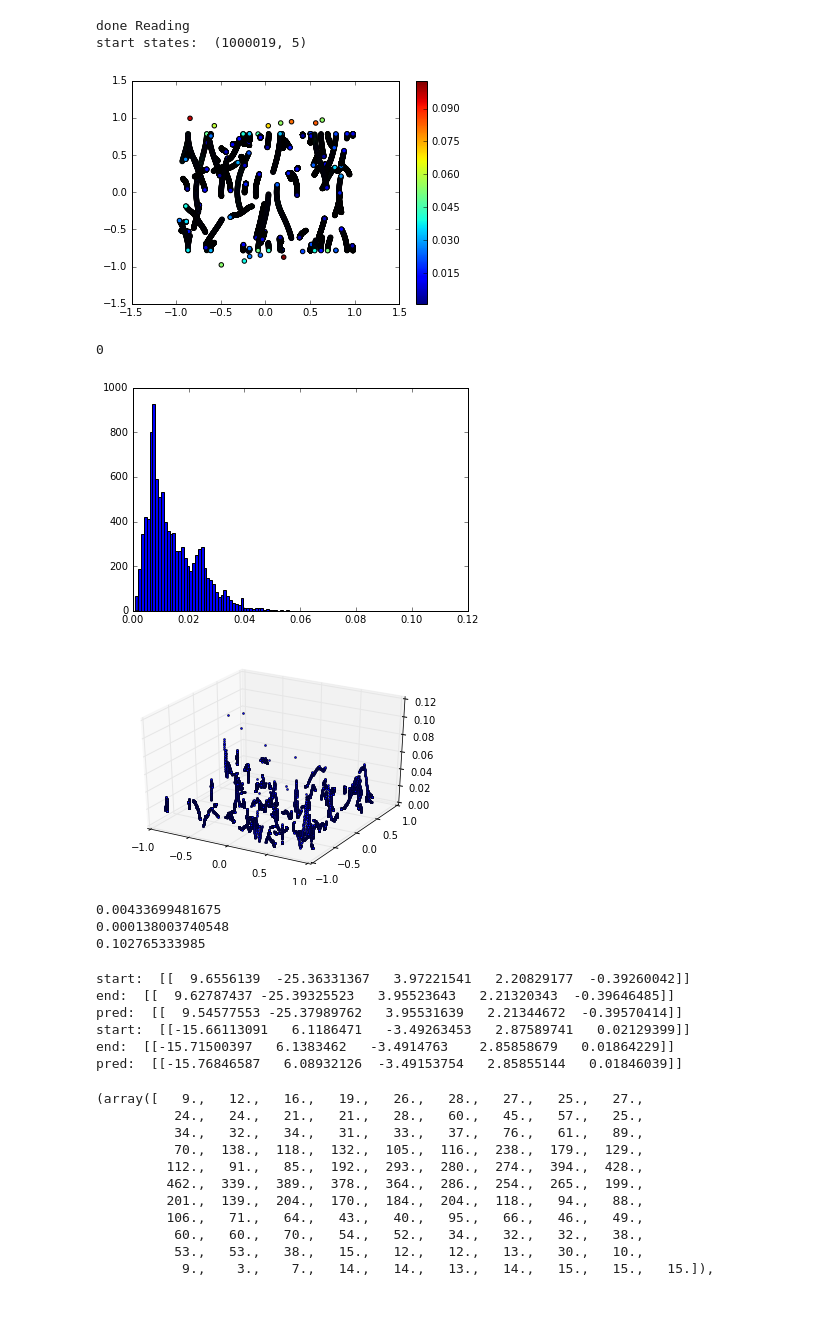
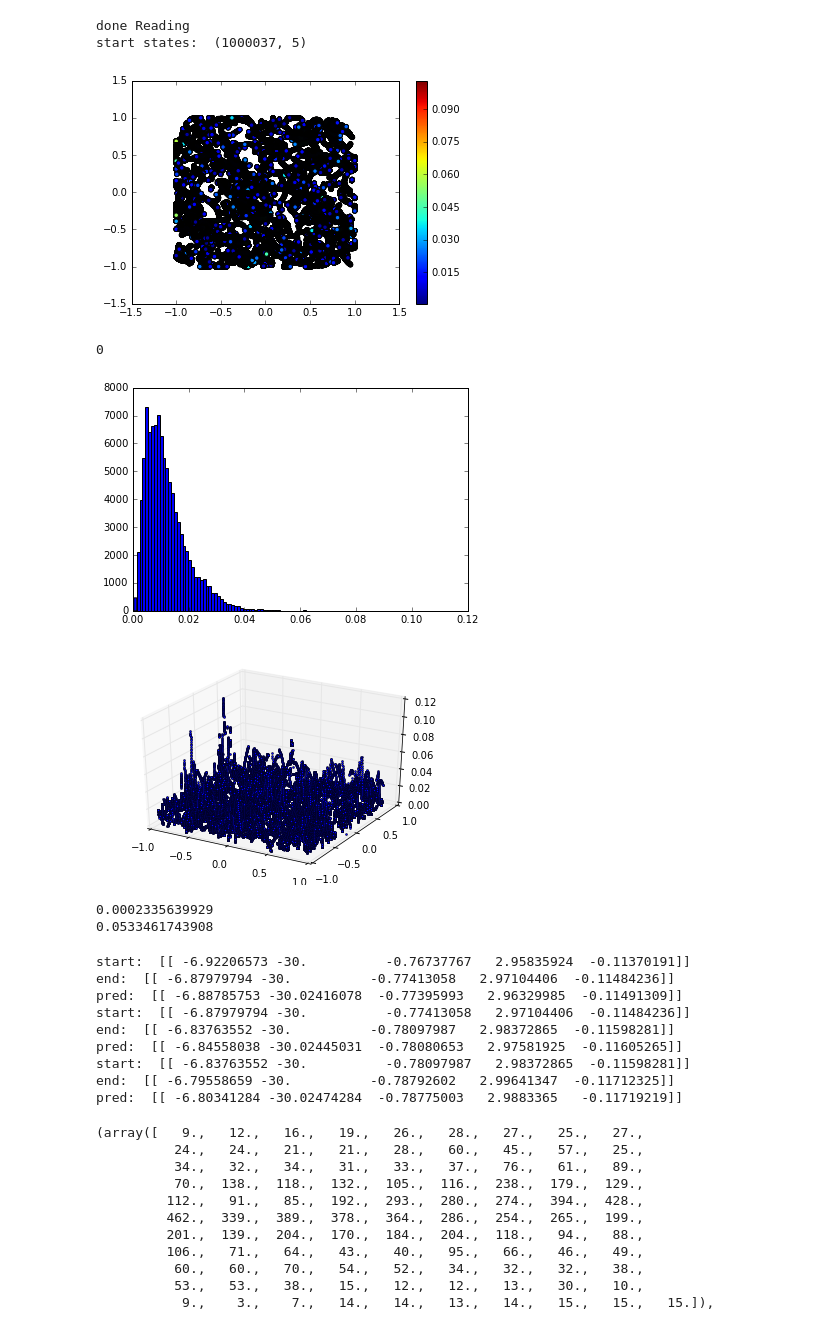
Before and after one commit to gypsytearss/tensegrity_physics, a Jupyter notebook: playing_around.ipynb, the cells around one changed output. Cells and saved outputs as stored; diff of their text form; code cells hidden in the pictures.

```diff
--- a/playing_around.ipynb
+++ b/playing_around.ipynb
@@ -6,7 +6,7 @@ import matplotlib.pyplot as plt
 %run train_toycar.py
 
 FILEHOME = os.path.abspath(os.path.curdir)
-datapath = FILEHOME + '/data_output_50Hz_short_small.txt'
+datapath = '/home/colin/Repos/prx_ws/src/prx_output/data_output_50Hz_clean_short_small.txt'
 solverpath = FILEHOME + '/toycar_solver.prototxt'
 structurepath = FILEHOME + '/toycar_2fc_hdf5.prototxt'
 deploypath = FILEHOME + '/toycar_2fc_deploy.prototxt'
@@ -14,49 +14,48 @@ weightspath = FILEHOME + '/2fc_iter_20001.caffemodel'
 
 model = Model(datapath)
 mlp = Network(model, solverpath, structurepath, deploypath, weightspath)
-gp = SGPRegression(model)
+# gp = SGPRegression(model)
 # %% [output]
 done Reading
-start states:  (1000019, 5)
+start states:  (1000037, 5)
 # %%
-gp.train()
+# gp.train()
 
-# mlp.train()
+mlp.train()
 # %%
-# nndata = mlp.test_data[:10000, :]
-# nnlabels = mlp.test_labels[:10000, :]
-# nnpred = mlp.test(nndata)
-# nnpred_diff = np.sum(np.abs(nnpred - nnlabels), axis=1)
+nndata = mlp.test_data[:10000, :]
+nnlabels = mlp.test_labels[:10000, :]
+nnpred = mlp.test(nndata)
+nnpred_diff = np.sum(np.abs(nnpred - nnlabels), axis=1)
 
-gpdata = gp.test_data[:10000, :]
-gplabels = gp.test_labels[:10000, :]
-gppred = gp.test(gpdata)[0]
-gppred_diff = np.sum(np.abs(gppred - gplabels), axis=1)
+# gpdata = gp.test_data[:, :]
+# gplabels = gp.test_labels[:, :]
+# gppred = gp.test(gpdata)[0]
+# gppred_diff = np.sum(np.abs(gppred - gplabels), axis=1)
 # %%
-mlp.plot2d(gpdata[:, 1], gpdata[:, 2], c=gppred_diff)
+mlp.plot2d(nndata[:, 0], nndata[:, 1], c=nnpred_diff)
 # np.max(nnpred_diff)
-plt.hist(gppred_diff, bins=100)
+plt.hist(nnpred_diff, bins=100)
 i = 0
-for x in gppred_diff:
+for x in nnpred_diff:
     if x > 1: i+=1
 print i
-mlp.plot3d(gpdata[:, 0], gpdata[:, 1], gppred_diff, sz=2)
+mlp.plot3d(nndata[:, 0], nndata[:, 1], nnpred_diff, sz=2)
 # %% [output]
-[figure, old version]
+[figure, new version]
 0
-[figure, old version]
+[figure, new version]
-[figure, old version]
+[figure, new version]
 # %%
 print np.median(np.square(nnpred_diff))
-print np.median(np.square(gppred_diff))
+# print np.median(np.square(gppred_diff))
 
-print np.max(gppred_diff)
+print np.max(nnpred_diff)
 # %% [output]
-0.00433699481675
-0.000138003740548
-0.102765333985
+0.0002335639929
+0.0533461743908
 # %%
-idxs = np.argwhere(gppred_diff>0.09)
+idxs = np.argwhere(gppred_diff>0.04)
 # idxs2 = [idx+1 for idx in idxs]
 # idxs = np.sort(np.concatenate((idxs, idxs2), axis=0), axis=0)
 
@@ -72,12 +71,15 @@ for idx in idxs:
 #     print idxs[i]
 #     print model.unnormalize_data(x)
 # %% [output]
-start:  [[  9.6556139  -25.36331367   3.97221541   2.20829177  -0.39260042]]
-end:  [[  9.62787437 -25.39325523   3.95523643   2.21320343  -0.39646485]]
-pred:  [[  9.54577553 -25.37989762   3.95531639   2.21344672  -0.39570414]]
-start:  [[-15.66113091   6.1186471   -3.49263453   2.87589741   0.02129399]]
-end:  [[-15.71500397   6.1383462   -3.4914763    2.85858679   0.01864229]]
-pred:  [[-15.76846587   6.08932126  -3.49153754   2.85855144   0.01846039]]
+start:  [[ -6.92206573 -30.          -0.76737767   2.95835924  -0.11370191]]
+end:  [[ -6.87979794 -30.          -0.77413058   2.97104406  -0.11484236]]
+pred:  [[ -6.88785753 -30.02416078  -0.77395993   2.96329985  -0.11491309]]
+start:  [[ -6.87979794 -30.          -0.77413058   2.97104406  -0.11484236]]
+end:  [[ -6.83763552 -30.          -0.78097987   2.98372865  -0.11598281]]
+pred:  [[ -6.84558038 -30.02445031  -0.78080653   2.97581925  -0.11605265]]
+start:  [[ -6.83763552 -30.          -0.78097987   2.98372865  -0.11598281]]
+end:  [[ -6.79558659 -30.          -0.78792602   2.99641347  -0.11712325]]
+pred:  [[ -6.80341284 -30.02474284  -0.78775003   2.9883365   -0.11719219]]
 # %%
 plt.hist(gplabels[:, 2], bins=100)
 # %% [output]
```
